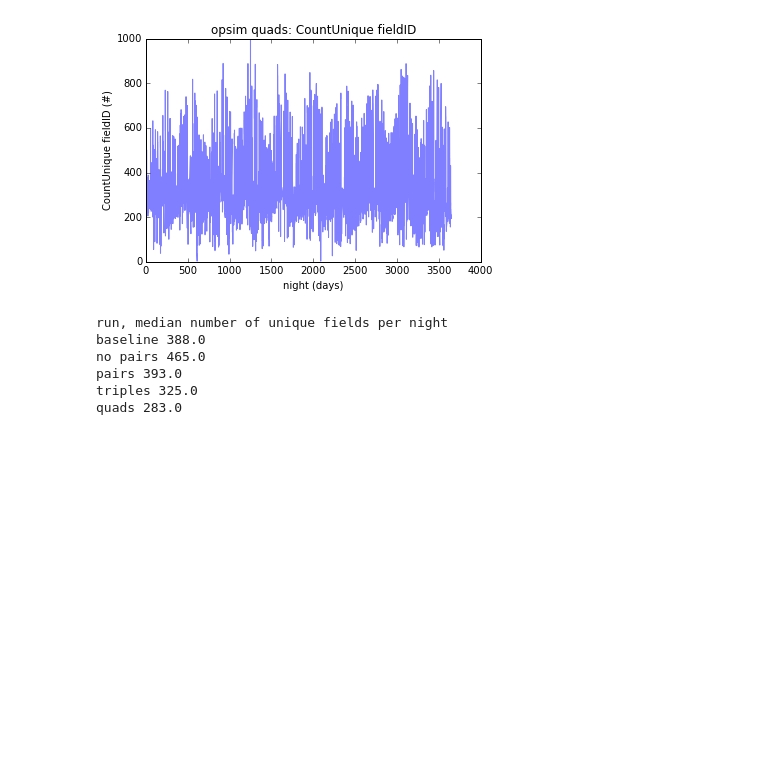
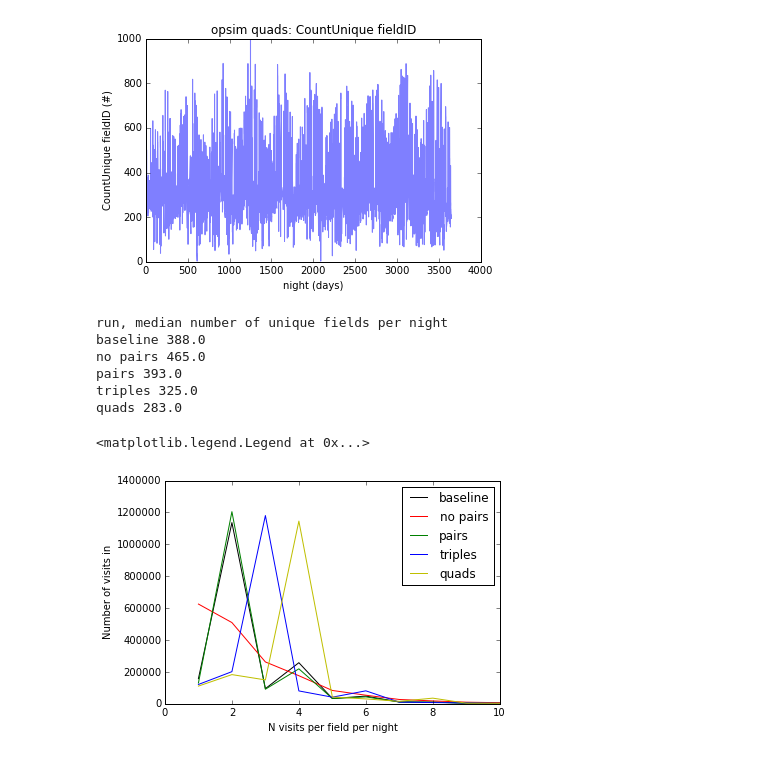
Before and after one commit to yoachim/MafSSO, a Jupyter notebook: Compare Pairs Tripples Quads.ipynb, the cells around one changed output. Saved outputs shown, nothing was run; the diff lists cells and outputs as text; code cells hidden in the pictures; blank space fills up the shorter version.

Commit message:
recreate Kems table

```diff
--- a/Compare Pairs Tripples Quads.ipynb
+++ b/Compare Pairs Tripples Quads.ipynb
@@ -212,3 +212,26 @@ no pairs 465.0
 pairs 393.0
 triples 325.0
 quads 283.0
+# %%
+# Find the number of singles, pairs, tripples, etc
+sqliteDir = '/Users/yoachim/Scratch/Opsim_sqlites/'
+sql = 'filter = "g" or filter="r" or filter="i" or filter="z"'
+
+for run in runs:
+    opsdb = db.OpsimDatabase(sqliteDir + run + '_sqlite.db')
+    fields = opsdb.fetchFieldsFromFieldTable()
+    data = opsdb.fetchMetricData(['night','fieldID'], sql)
+    nightBins = np.arange(data['night'].min(), data['night'].max() +2) -0.5
+    fIDBins = np.arange(data['fieldID'].min(), data['fieldID'].max() +2) -0.5
+    H,xe,ye = np.histogram2d(data['night'], data['fieldID'], bins=[nightBins,fIDBins])
+    bins = np.arange(0.5, H.max()+2)
+    finalHist, finalBins = np.histogram(H.ravel(), bins)
+    x = np.arange(1,finalHist.size+1)
+    plt.plot(x, finalHist*x, color=colorDict[run], label=labelDict[run])
+plt.xlim([0,10])
+plt.ylabel('Number of visits in')
+plt.xlabel('N visits per field per night')
+plt.legend()
+# %% [output]
+<matplotlib.legend.Legend at 0x...>
+[figure, added]
```
Also changed, not shown: parts of 3 cells of this notebook.
